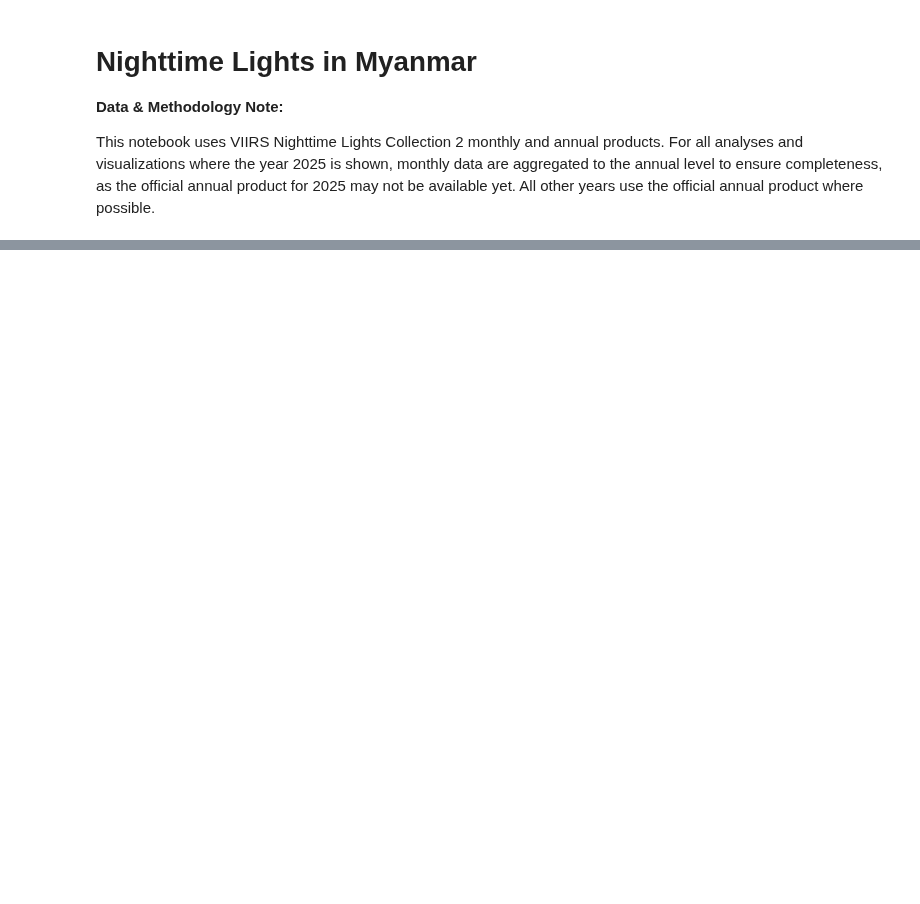
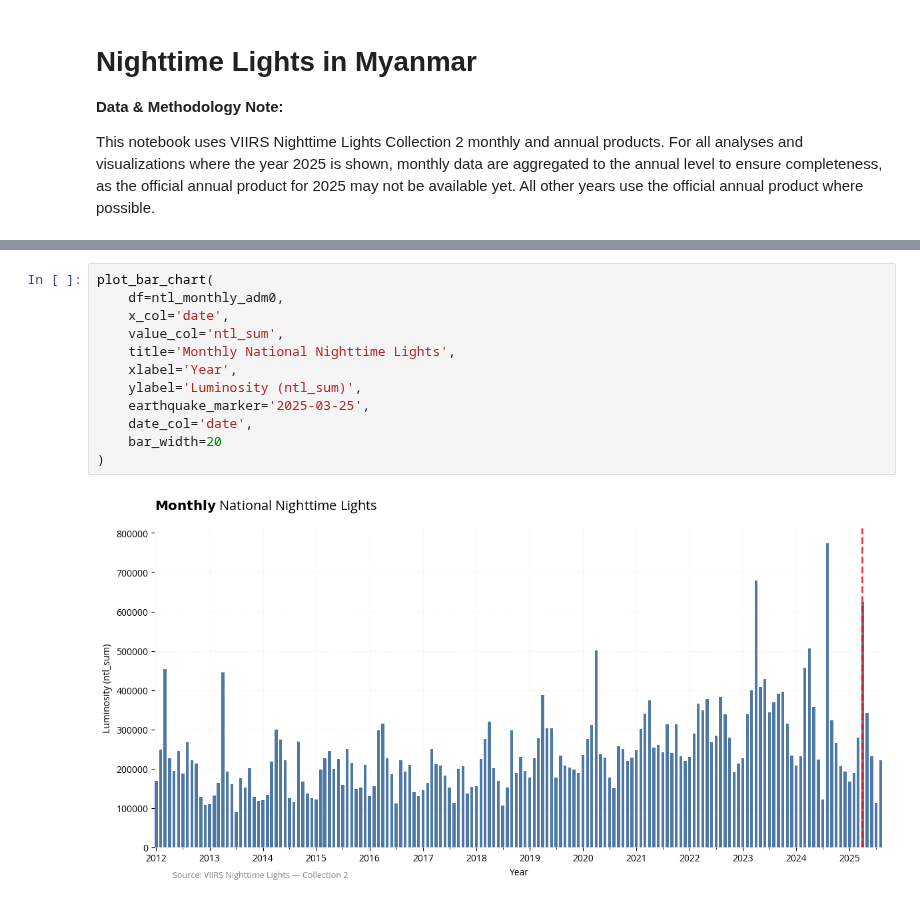
Before and after one commit to datapartnership/myanmar-economic-monitor, a Jupyter notebook: notebooks/nighttime-lights/collection-2/ntl_collection2.ipynb, the cells around one changed output, grey strips where cells are left out. Cells and saved outputs as stored; diff of their text form; blank space fills up the shorter version.

```diff
--- a/notebooks/nighttime-lights/collection-2/ntl_collection2.ipynb
+++ b/notebooks/nighttime-lights/collection-2/ntl_collection2.ipynb
@@ -1025,0 +127,14 @@ plt.show()
+# %%
+plot_bar_chart(
+    df=ntl_monthly_adm0,
+    x_col='date',
+    value_col='ntl_sum',
+    title='Monthly National Nighttime Lights',
+    xlabel='Year',
+    ylabel='Luminosity (ntl_sum)',
+    earthquake_marker='2025-03-25',
+    date_col='date',
+    bar_width=20
+)
+# %% [output]
+[figure, added]
```
Also changed, not shown: parts of 54 cells of this notebook, 3 other files.
